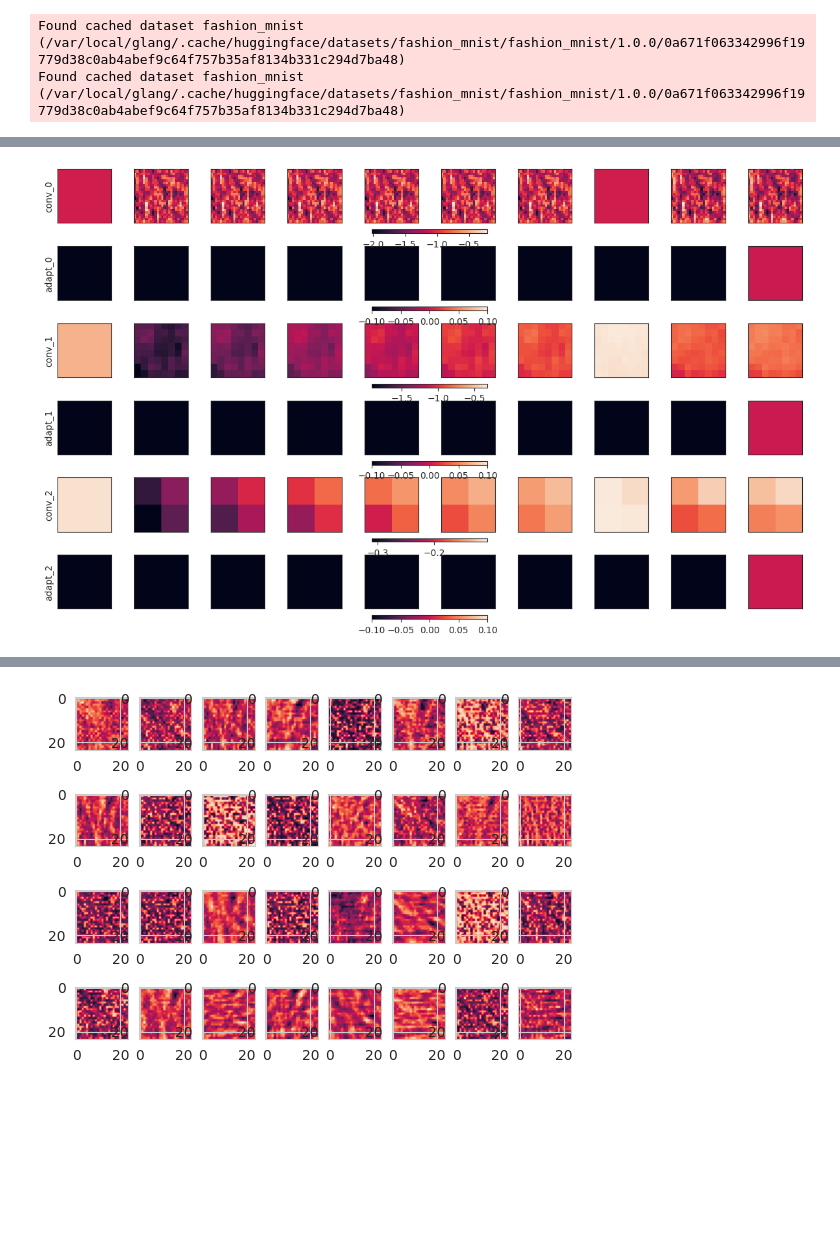
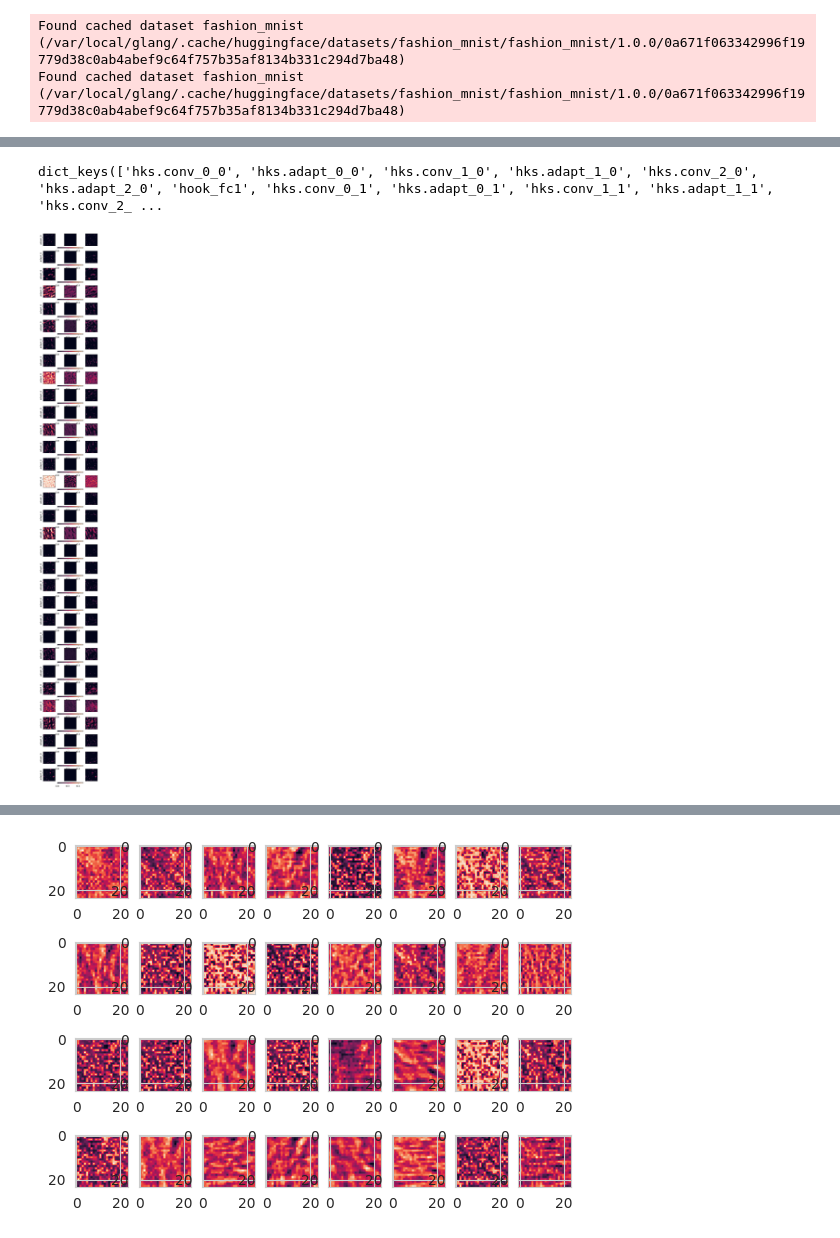
Before and after one commit to Goreg12345/temporal_adaptation_visual_cortex, a Jupyter notebook: div_norm_debug.ipynb, the cells around one changed output, grey strips where cells are left out. Cells and saved outputs as stored; diff of their text form; code cells hidden in the pictures; blank space fills up the shorter version.

```diff
--- a/div_norm_debug.ipynb
+++ b/div_norm_debug.ipynb
@@ -224,7 +257,4 @@ sns.despine()
 # %%
-# force reload randomrepeatnoise
-%aimport utils.transforms
-from utils.transforms import RandomRepeatedNoise
 noise_dict = {i: i for i in range(10000)}
 different_noise_dict = {i: i + 1 for i in range(10000)}
 
@@ -232,13 +262,14 @@ noise_transformer = RandomRepeatedNoise(contrast=.2, repeat_noise_at_test=False,
                                         noise_seed=different_noise_dict, noise_seed_test=noise_dict)
 noise_transformer_test = partial(noise_transformer, stage='test')
 timestep_transforms = [MeanFlat()] + [noise_transformer] * 6 + [MeanFlat()] + [noise_transformer_test] * 2  # no first in line transformer because test noise dict is already given
+timestep_transforms = [noise_transformer] + [MeanFlat()] + [noise_transformer_test]
 seed_new_set = NoisyTemporalDataset('test', dataset=dataset, transform=transform,
                                       img_to_timesteps_transforms=timestep_transforms)
 
 noise_transformer = RandomRepeatedNoise(contrast=.2, repeat_noise_at_test=True,
                                         noise_seed=noise_dict, noise_seed_test=noise_dict)
 noise_transformer_test = partial(noise_transformer, stage='test')
-timestep_transforms = [MeanFlat()] + [noise_transformer] * 6 + [MeanFlat()] + [noise_transformer_test] * 2  # no first in line transformer because test noise dict is already given
+timestep_transforms = [noise_transformer] + [MeanFlat()] + [noise_transformer_test]
 seed_rep_set = NoisyTemporalDataset('test', dataset=dataset, transform=transform,
                                       img_to_timesteps_transforms=timestep_transforms)
 # %% [output]
@@ -246,6 +277,9 @@ Found cached dataset fashion_mnist (/var/local/glang/.cache/huggingface/datasets
 Found cached dataset fashion_mnist (/var/local/glang/.cache/huggingface/datasets/fashion_mnist/fashion_mnist/1.0.0/0a671f063342996f19779d38c0ab4abef9c64f757b35af8134b331c294d7ba48)
 # %%
 from tqdm import tqdm
+import matplotlib.pyplot as plt
+import seaborn as sns
+
 
 fig, axes = plt.subplots(1, 3, figsize=(15, 5))
 for layer in range(3):
@@ -253,12 +287,13 @@ for layer in range(3):
     for i in tqdm(range(100)):
         _, cache_rep = hooked_model.run_with_cache(seed_rep_set[i][0].unsqueeze(0))
         _, cache_new = hooked_model.run_with_cache(seed_new_set[i][0].unsqueeze(0))
-        diff_actvs.append((cache_new[f'hks.adapt_{layer}_9'] - cache_rep[f'hks.adapt_{layer}_9']).flatten())
+        diff_actvs.append((cache_new[f'hks.adapt_{layer}_2'] - cache_rep[f'hks.adapt_{layer}_2']).flatten())
     diff_actvs = torch.cat(diff_actvs)
 
     sns.histplot(diff_actvs.flatten(), bins=100, ax=axes[layer])
     # log y
     axes[layer].set_yscale('log')
+    axes[layer].set_title('Layer ' + str(layer))
     axes[layer].set_xlabel('Difference in activations new - repeated noise')
     sns.despine()
     diff_actvs.mean()
@@ -323,3 +345,29 @@ def plot_activations(cache, f_map=0):
         # Add a larger colorbar at the end of each row
         fig.colorbar(im_conv, ax=axes[layer, :], orientation='horizontal', fraction=0.06, pad=0.1, aspect=30)
         fig.colorbar(im_adapt, ax=axes[layer + 1, :], orientation='horizontal', fraction=0.06, pad=0.1, aspect=30)
+# %%
+def plot_layer_features(cache, type_='adapt', layer=0):
+    n_timesteps = 3
+    n_features = 32
+    fig, axes = plt.subplots(n_features, n_timesteps, figsize=(1.5 * n_timesteps, 1.3 * n_features))
+
+    for f_map in range(n_features):
+        min_conv =  min(cache[f'hks.{type_}_{layer}_{i}'][0, f_map].min().item() for i in range(n_timesteps))
+        max_conv =  max(cache[f'hks.{type_}_{layer}_{i}'][0, f_map].max().item() for i in range(n_timesteps))
+        min_conv, max_conv = 0., 0.5
+
+        for i in range(n_timesteps):
+            ax_conv = axes[f_map, i]
+            im_conv = ax_conv.imshow(cache[f'hks.{type_}_{layer}_{i}'][0, f_map].detach().numpy(),
+                                     vmin=min_conv, vmax=max_conv)
+            if i == 0:
+                axes[f_map, i].set_ylabel(f'{type_}_{layer}')
+
+            ax_conv.set_xticks([])
+            ax_conv.set_yticks([])
+
+        # Add a larger colorbar at the end of each row
+        fig.colorbar(im_conv, ax=axes[f_map, :], orientation='horizontal', fraction=0.06, pad=0.1, aspect=30)
+# %%
+_, cache_rep = hooked_model.run_with_cache(seed_rep_set[0][0].unsqueeze(0))
+_, cache_new = hooked_model.run_with_cache(seed_new_set[0][0].unsqueeze(0))
@@ -326,6 +385,10 @@ def plot_activations(cache, f_map=0):
+# %%
+cache_rep.keys()
+# %% [output]
+dict_keys(['hks.conv_0_0', 'hks.adapt_0_0', 'hks.conv_1_0', 'hks.adapt_1_0', 'hks.conv_2_0', 'hks.adapt_2_0', 'hook_fc1', 'hks.conv_0_1', 'hks.adapt_0_1', 'hks.conv_1_1', 'hks.adapt_1_1', 'hks.conv_2_ ...
 # %%
 #x, y = next(iter(noise_test_dataloader[0]))
 #l, cache = hooked_model.run_with_cache(x)
-plot_activations(cache_rep, 2)
+plot_layer_features(cache_rep, layer=0)
 # %% [output]
-[figure, old version]
+[figure, new version]
```
Also changed, not shown: parts of 27 cells of this notebook, 12 other files.
